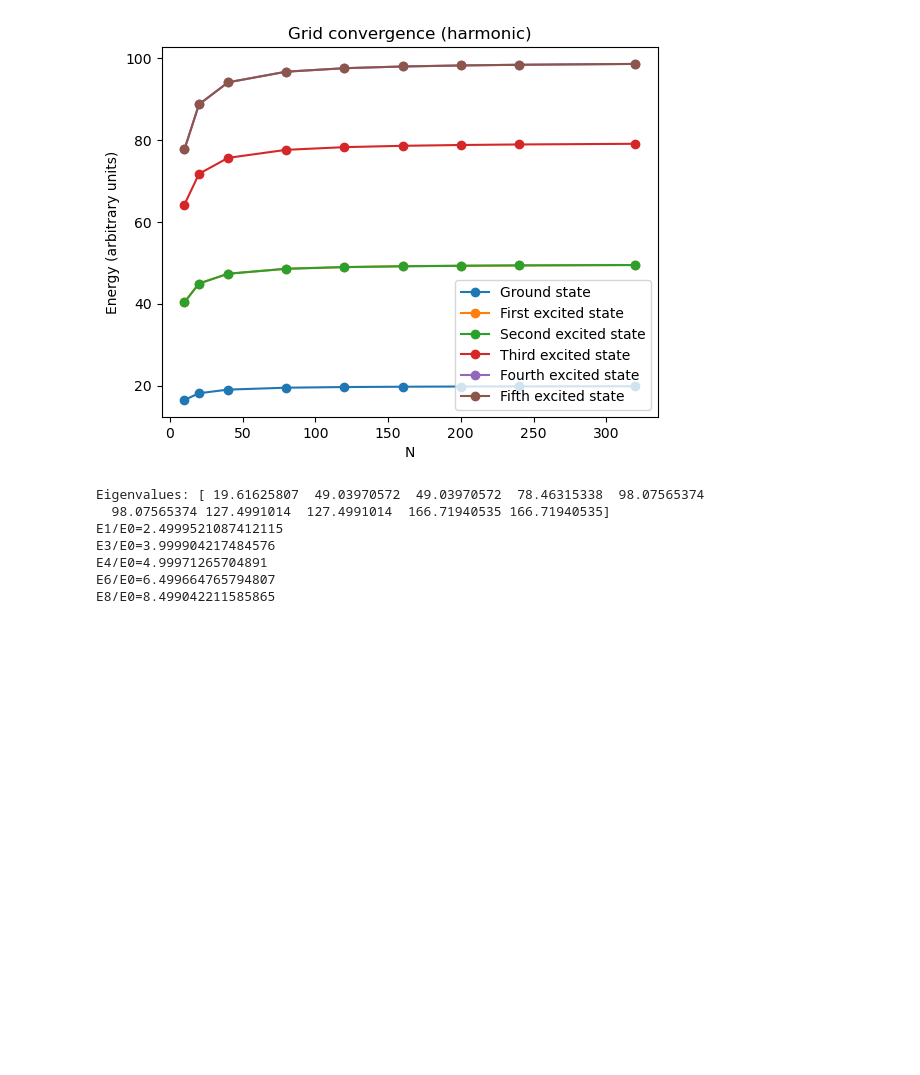
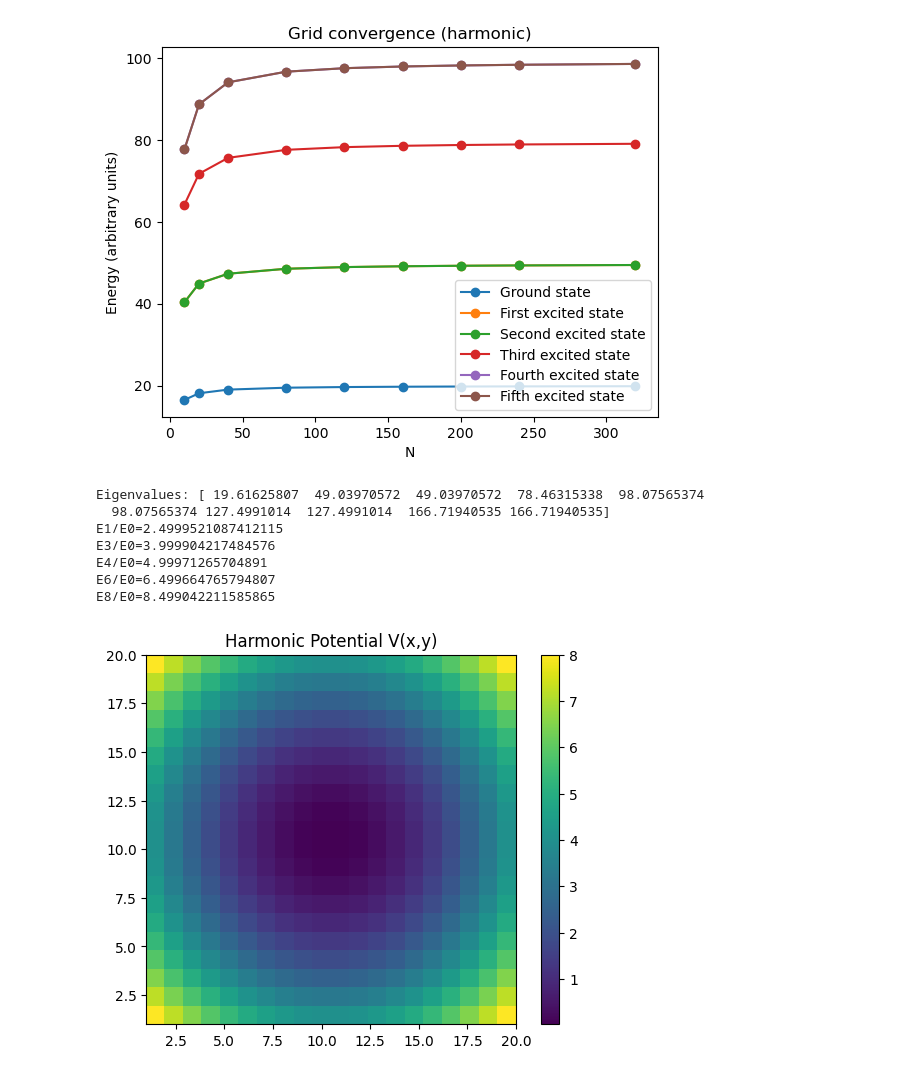
Before and after one commit to desaiamogh31/utd-hpc-course-repo, a Jupyter notebook: hw2/src/analysis.ipynb, the cells around one changed output. Drawn from its saved outputs; the diff is of its cells as text; code cells hidden in the pictures; blank space fills up the shorter version.

```diff
--- a/hw2/src/analysis.ipynb
+++ b/hw2/src/analysis.ipynb
@@ -133,3 +133,17 @@ E3/E0=3.999904217484576
 E4/E0=4.99971265704891
 E6/E0=6.499664765794807
 E8/E0=8.499042211585865
+# %%
+#Visualize the potential for the harmonic case
+N=20
+x = np.linspace(-1, 1, N)
+y = np.linspace(-1, 1, N)
+X, Y = np.meshgrid(x, y)
+V = 4. * (X**2 + Y**2)
+plt.figure()
+plt.imshow(V.T, origin='lower', extent=(1, N, 1, N))
+plt.colorbar()
+plt.title('Harmonic Potential V(x,y)')
+plt.show()
+# %% [output]
+[figure, added]
```
Also changed, not shown: parts of 2 cells of this notebook, 3 other files.
